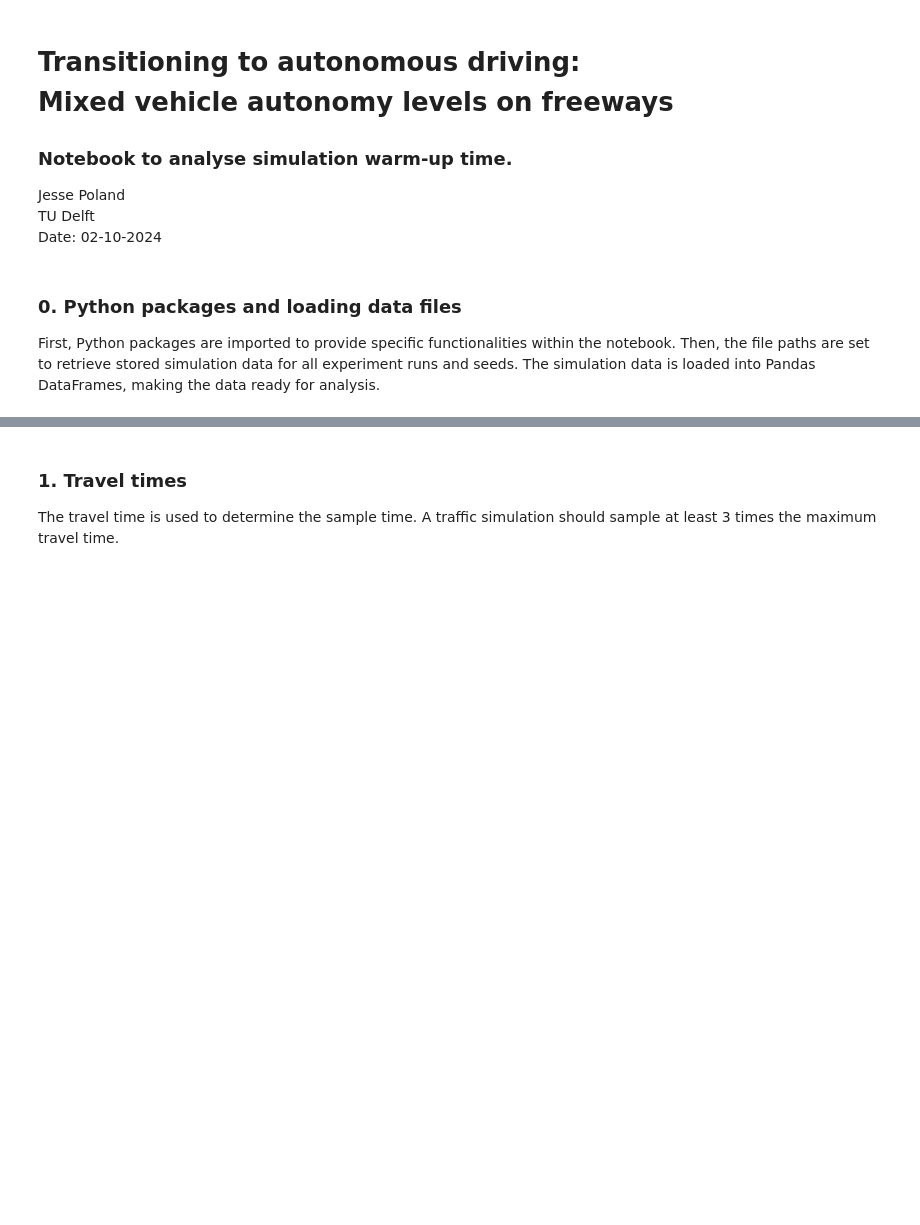
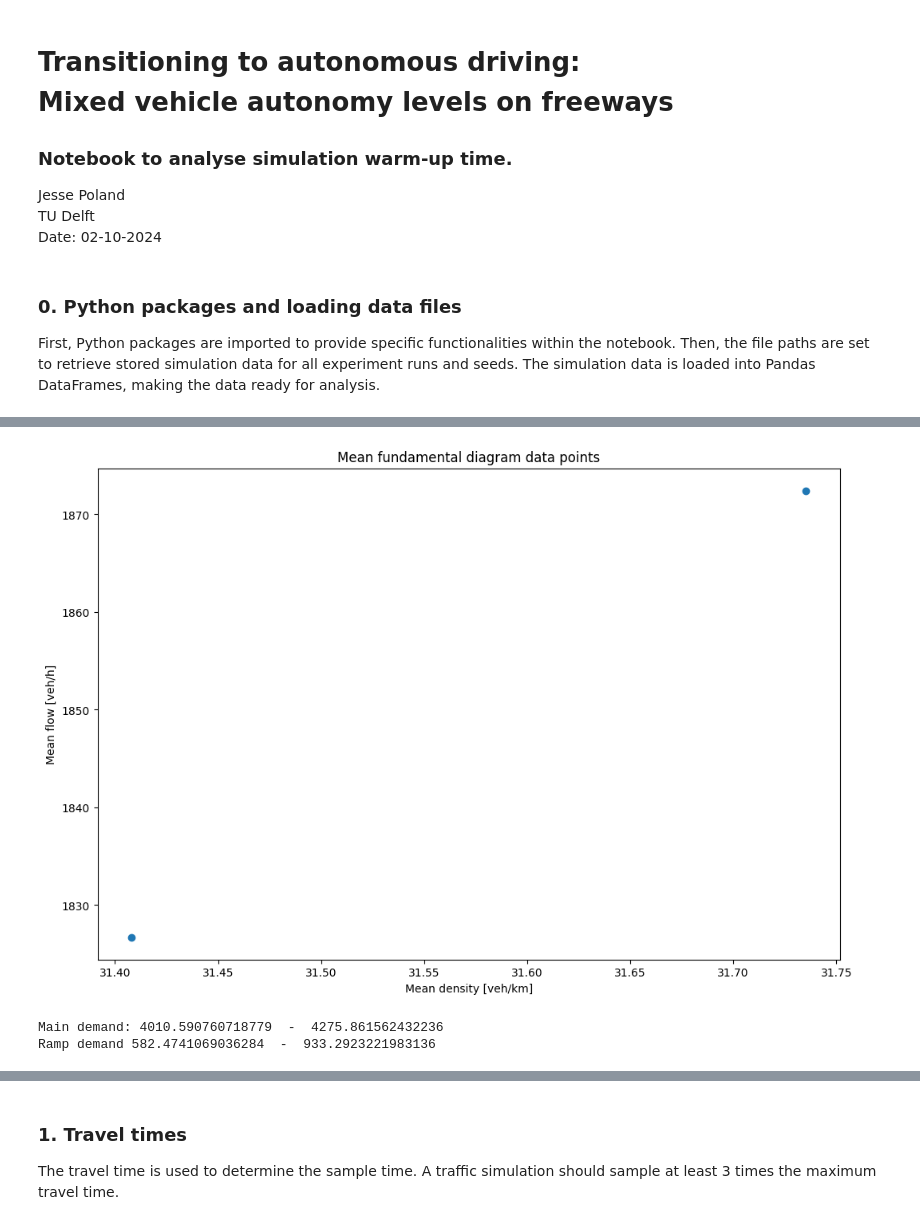
Before and after one commit to J-Poland/GraduationOTS, a Jupyter notebook: thesis_experiments/notebooks/warmup_time.ipynb, the cells around one changed output, grey strips where cells are left out. Cells and saved outputs as stored; diff of their text form; code cells hidden in the pictures; blank space fills up the shorter version.

```diff
--- a/thesis_experiments/notebooks/warmup_time.ipynb
+++ b/thesis_experiments/notebooks/warmup_time.ipynb
@@ -85,0 +127,16 @@ def load_dataframe(columns_of_interest, folder, file, input_file=None):
+# %%
+# select box of data points
+df_single_fd_b = df_single_fd_c[(df_single_fd_c['mean_density'] > 30) & (df_single_fd_c['mean_density'] < 32)].copy()
+df_single_fd_b = df_single_fd_b[(df_single_fd_b['mean_flow'] > 1800) & (df_single_fd_b['mean_flow'] < 3000)].copy()
+
+# show refined scatter plot
+show_fd_scatter_plot(df_single_fd_b)
+# %% [output]
+[figure, added]
+# %%
+# get range of demand variables
+print("Main demand:", df_single_fd_c['main_demand'].min(), " - ", df_single_fd_c['main_demand'].max())
+print("Ramp demand", df_single_fd_c['ramp_demand'].min(), " - ", df_single_fd_c['ramp_demand'].max())
+# %% [output]
+Main demand: 4010.590760718779  -  4275.861562432236
+Ramp demand 582.4741069036284  -  933.2923221983136
```
Also changed, not shown: parts of 7 cells of this notebook.
